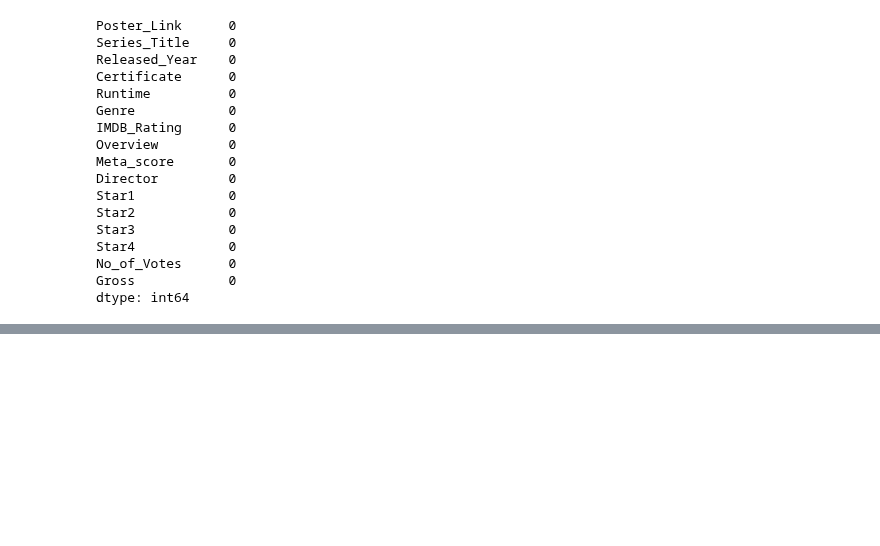
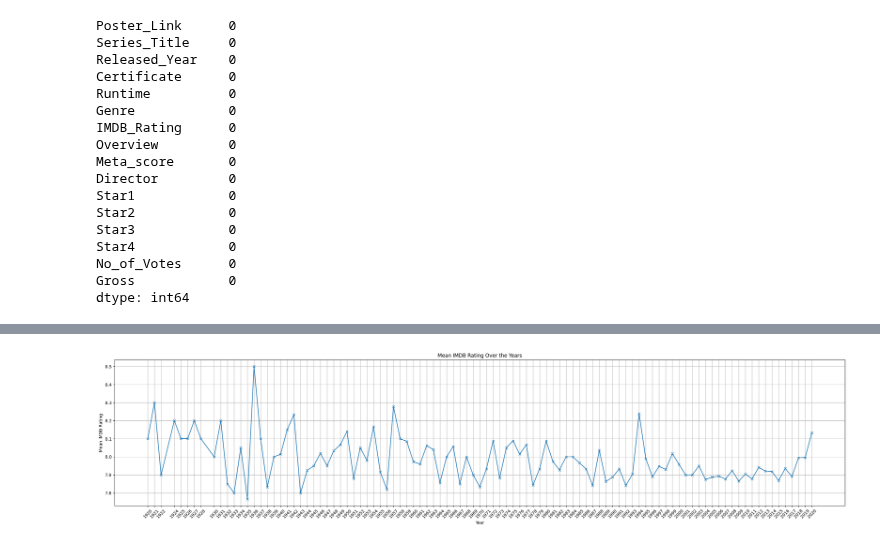
Before and after one commit to kvlrdhrs/DI-Bootcamp, a Jupyter notebook: Week5/Day2/Daily Challenge/Movie.ipynb, the cells around one changed output, grey strips where cells are left out. Drawn from its saved outputs; the diff is of its cells as text; code cells hidden in the pictures; blank space fills up the shorter version.

```diff
--- a/Week5/Day2/Daily Challenge/Movie.ipynb
+++ b/Week5/Day2/Daily Challenge/Movie.ipynb
@@ -243,0 +266,17 @@ dtype: int64
+# %%
+df['Released_Year'] = df['Released_Year'].replace({'PG': 1995})
+# %%
+df['Released_Year'] = pd.to_datetime(df['Released_Year'], format='%Y')
+mean_ratings = df.groupby(df['Released_Year'].dt.year)['IMDB_Rating'].mean()
+
+plt.figure(figsize=(25, 6))
+plt.plot(mean_ratings.index, mean_ratings.values, marker='x', linestyle='-')
+plt.title('Mean IMDB Rating Over the Years')
+plt.xlabel('Year')
+plt.ylabel('Mean IMDB Rating')
+plt.grid(True)
+plt.xticks(mean_ratings.index, rotation=45)
+plt.tight_layout()
+plt.show()
+# %% [output]
+[figure, added]
```
Also changed, not shown: parts of 5 cells of this notebook.
